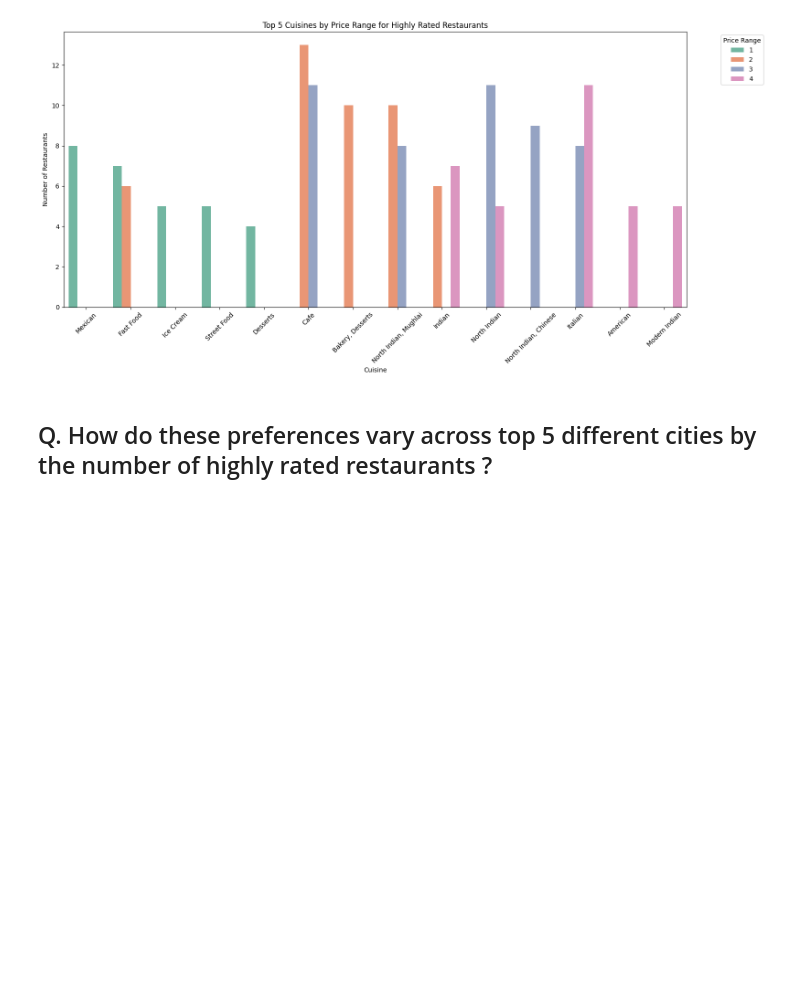
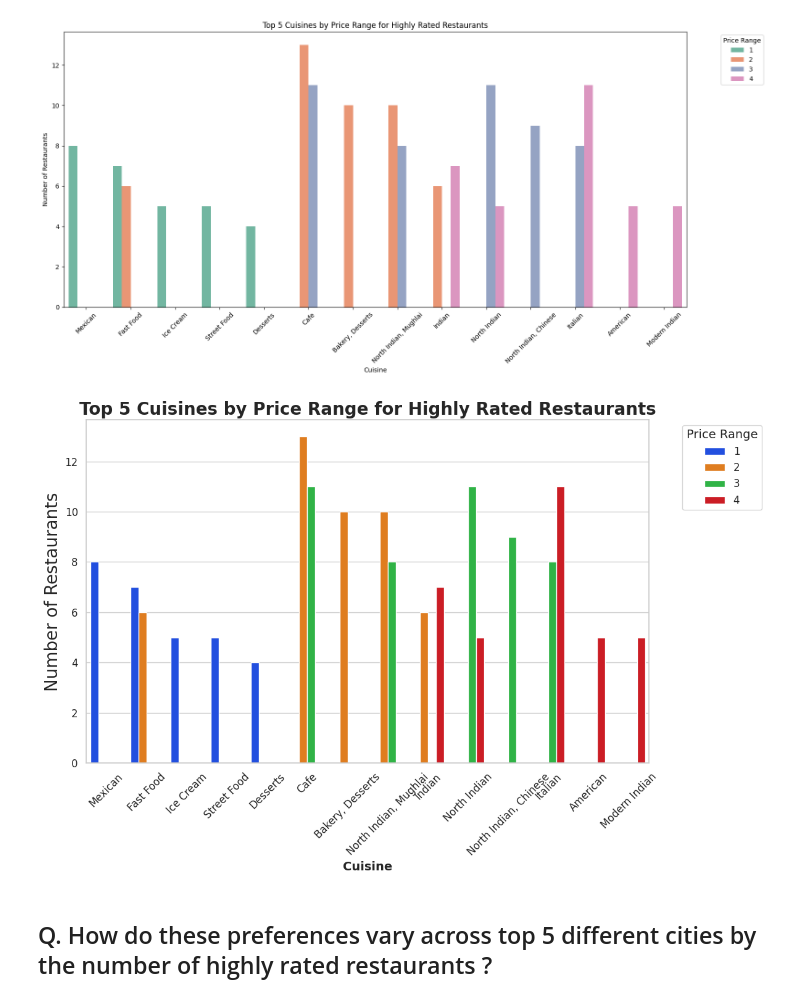
Before and after one commit to abhid-007/Zomato-EDA, a Jupyter notebook: zomato.ipynb, the cells around one changed output. Saved outputs shown, nothing was run; the diff lists cells and outputs as text; code cells hidden in the pictures; blank space fills up the shorter version.

```diff
--- a/zomato.ipynb
+++ b/zomato.ipynb
@@ -411,6 +449,47 @@ The `ci` parameter is deprecated. Use `errorbar=None` for the same effect.
 
   sns.barplot(data=top_5_cuisines_by_price, x='Cuisines', y='count', hue='Price range', ci=None, palette='Set2')
 [figure]
+# %%
+import seaborn as sns
+import matplotlib.pyplot as plt
+
+# Set consulting-style aesthetic parameters
+sns.set_theme(style="whitegrid", font="Helvectica", palette="bright")
+
+# Grouped Bar Plot for Top Cuisines across Price Ranges
+plt.figure(figsize=(12, 8))
+sns.barplot(
+    data=top_5_cuisines_by_price,  # Data containing top 5 cuisines
+    x='Cuisines',  # Cuisines on x-axis
+    y='count',  # Number of restaurants on y-axis
+    hue='Price range',  # Grouped by price range
+    errorbar=None,  # No confidence intervals
+    palette='bright'  # Professional pastel color palette
+)
+
+# Titles and Labels
+plt.title('Top 5 Cuisines by Price Range for Highly Rated Restaurants', fontsize=20, fontweight='bold')
+plt.xlabel('Cuisine', fontsize=14, fontweight='bold')
+plt.ylabel('Number of Restaurants', fontsize=20)
+plt.xticks(rotation=45, fontsize=12)  # Rotate x-axis labels for better readability
+plt.yticks(fontsize=12)
+
+# Position legend outside the plot
+plt.legend(
+    title='Price Range',
+    bbox_to_anchor=(1.05, 1),
+    loc='upper left',
+    fontsize=12,
+    title_fontsize=14
+)
+
+# Adjust layout for tightness
+plt.tight_layout()
+
+# Show plot
+plt.show()
+# %% [output]
+[figure, added]
 # %% [markdown]
 ## Q. How do these preferences vary across top 5 different cities by the number of highly rated restaurants ?
 # %%
```
Also changed, not shown: parts of 19 cells of this notebook.
